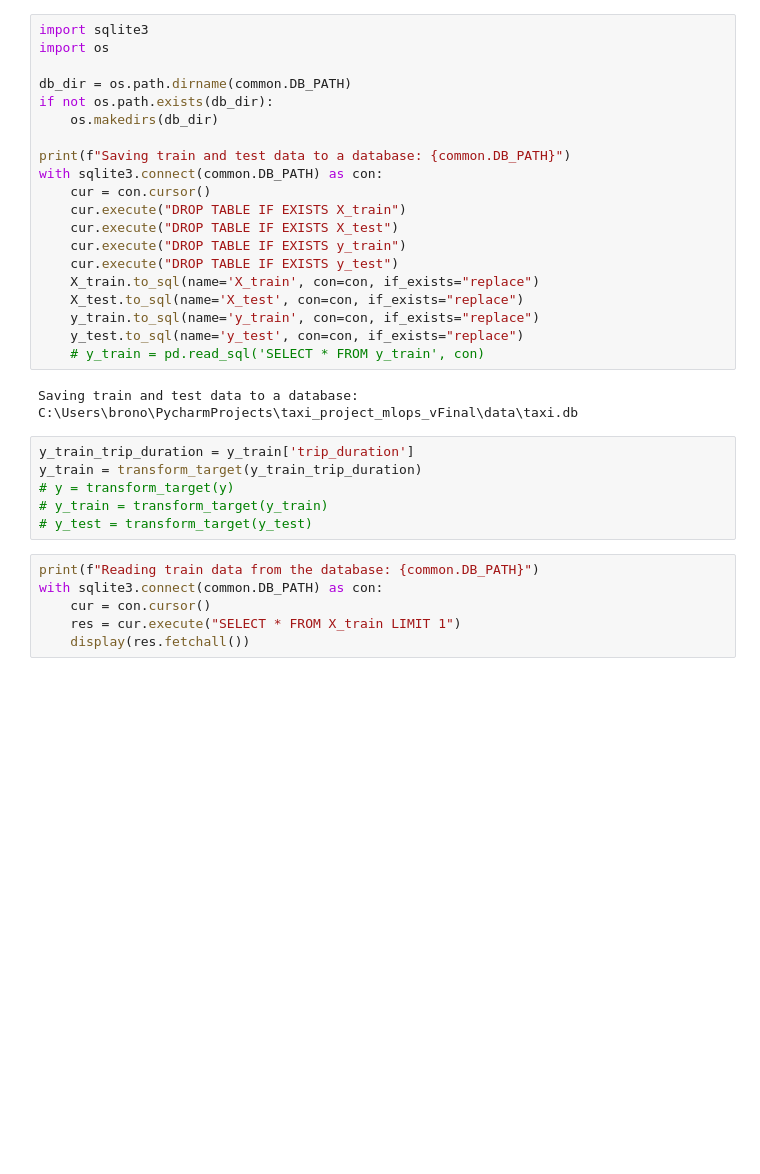
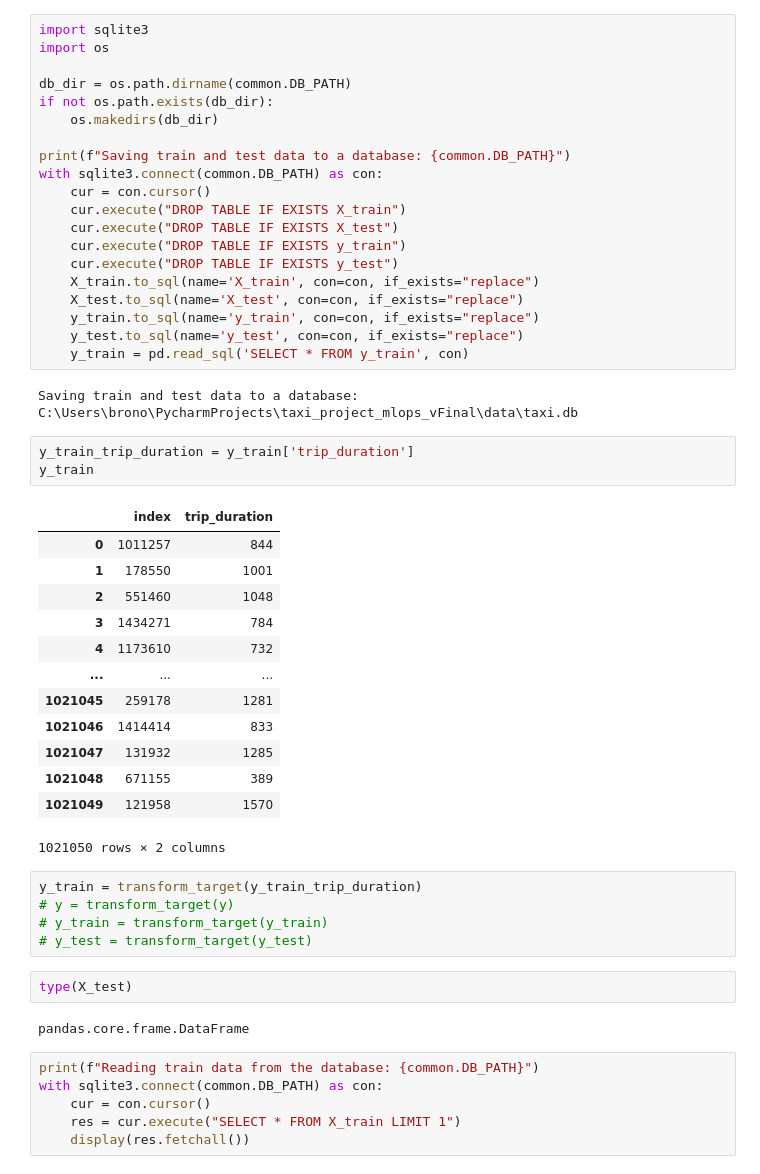
Before and after one commit to AMMISAIDFaical/taxi_mlops, a Jupyter notebook: notebooks/TP4_Linear_Models_SOLUTION.ipynb, the cells around one changed output. Drawn from its saved outputs; the diff is of its cells as text; blank space fills up the shorter version.

```diff
--- a/notebooks/TP4_Linear_Models_SOLUTION.ipynb
+++ b/notebooks/TP4_Linear_Models_SOLUTION.ipynb
@@ -110,15 +125,35 @@ with sqlite3.connect(common.DB_PATH) as con:
     X_test.to_sql(name='X_test', con=con, if_exists="replace")
     y_train.to_sql(name='y_train', con=con, if_exists="replace")
     y_test.to_sql(name='y_test', con=con, if_exists="replace")
-    # y_train = pd.read_sql('SELECT * FROM y_train', con)
+    y_train = pd.read_sql('SELECT * FROM y_train', con)
 # %% [output]
 Saving train and test data to a database: C:\Users\brono\PycharmProjects\taxi_project_mlops_vFinal\data\taxi.db
+# %%
+y_train_trip_duration = y_train['trip_duration']
+y_train
+# %% [output]
+|  | index | trip_duration |
+| 0 | 1011257 | 844 |
+| 1 | 178550 | 1001 |
+| 2 | 551460 | 1048 |
+| 3 | 1434271 | 784 |
+| 4 | 1173610 | 732 |
+| ... | ... | ... |
+| 1021045 | 259178 | 1281 |
+| 1021046 | 1414414 | 833 |
+| 1021047 | 131932 | 1285 |
+| 1021048 | 671155 | 389 |
+| 1021049 | 121958 | 1570 |
+1021050 rows × 2 columns
 # %%
-y_train_trip_duration = y_train['trip_duration']
 y_train = transform_target(y_train_trip_duration)
 # y = transform_target(y)
 # y_train = transform_target(y_train)
 # y_test = transform_target(y_test)
+# %%
+type(X_test)
+# %% [output]
+pandas.core.frame.DataFrame
 # %%
 print(f"Reading train data from the database: {common.DB_PATH}")
 with sqlite3.connect(common.DB_PATH) as con:
```
Also changed, not shown: parts of 6 cells of this notebook, 5 other files.
